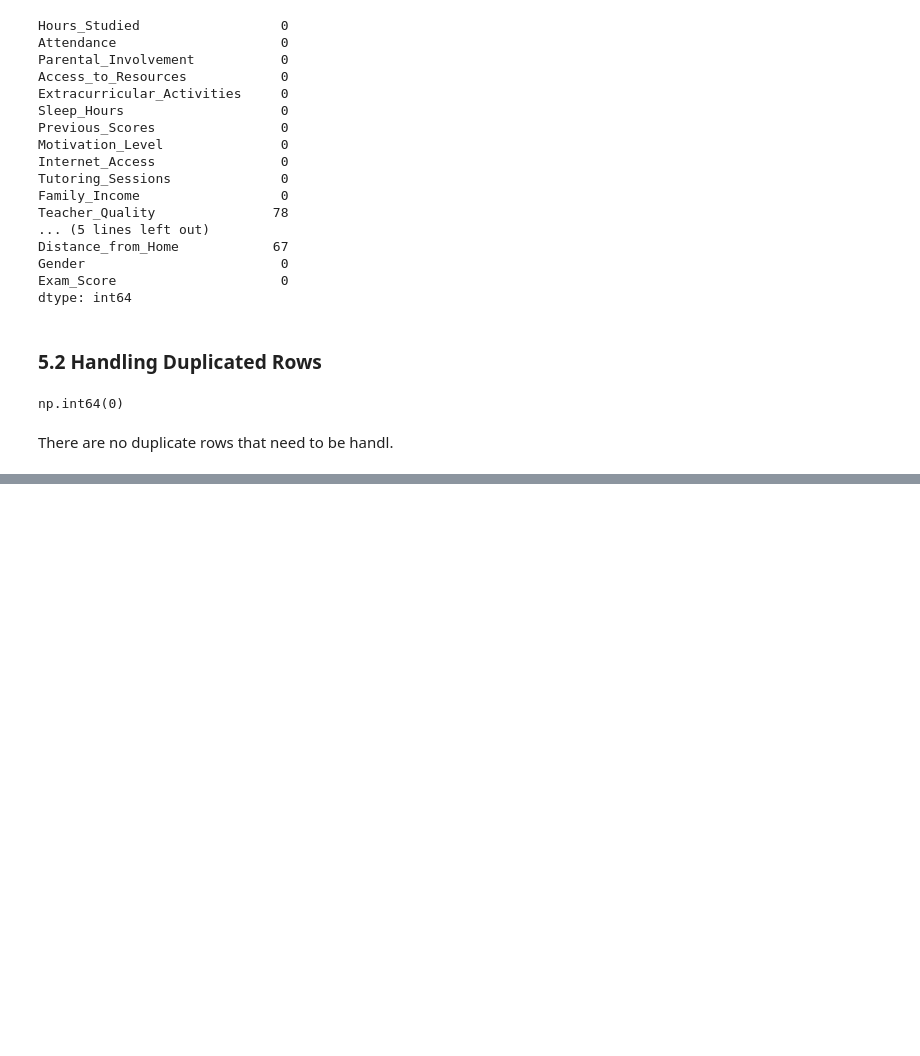
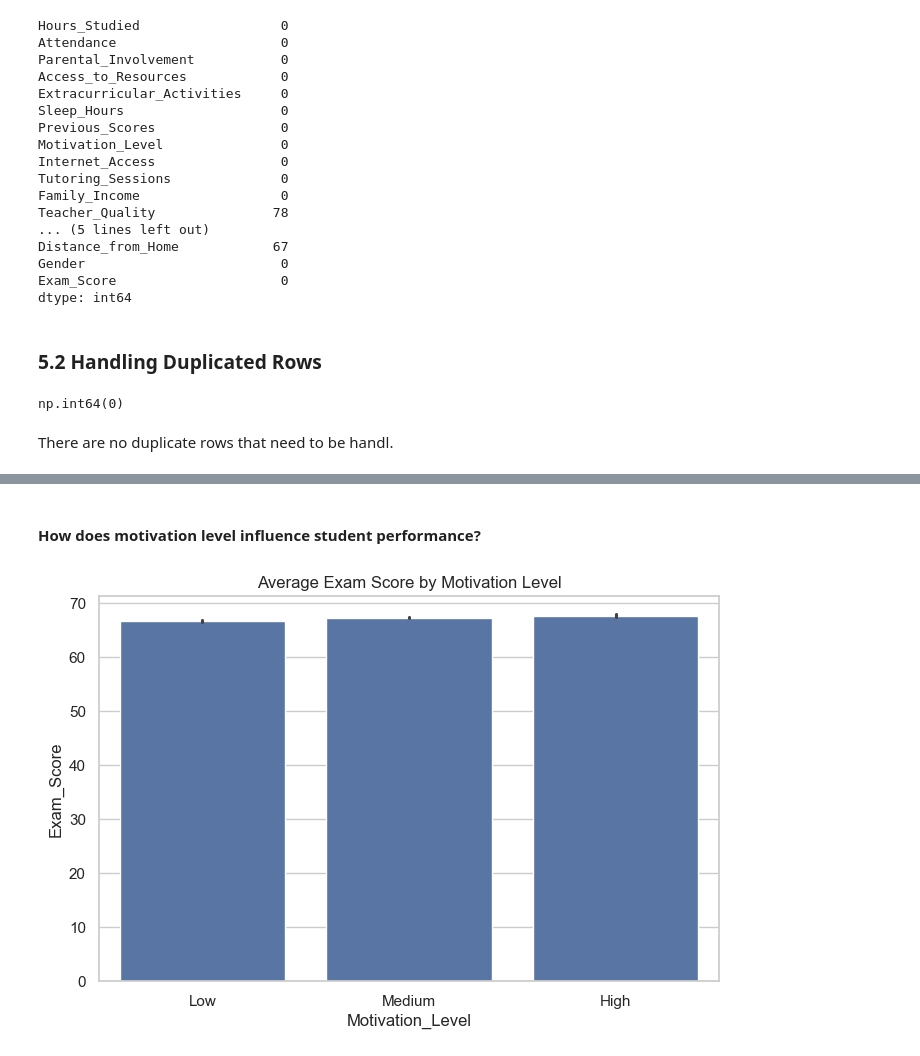
Before and after one commit to Nujud123/A-AI-Bootcamp, a Jupyter notebook: student/course2/p2_student_exam.ipynb, the cells around one changed output, grey strips where cells are left out. Drawn from its saved outputs; the diff is of its cells as text; code cells hidden in the pictures; blank space fills up the shorter version.

```diff
--- a/student/course2/p2_student_exam.ipynb
+++ b/student/course2/p2_student_exam.ipynb
@@ -193,0 +239,9 @@ There are no duplicate rows that need to be handl.
+# %% [markdown]
+#### How does motivation level influence student performance?
+# %%
+sns.barplot(data=student, x='Motivation_Level', y='Exam_Score')
+
+plt.title('Average Exam Score by Motivation Level')
+plt.show()
+# %% [output]
+[figure, added]
```
Also changed, not shown: parts of 18 cells of this notebook, 2 other files.
